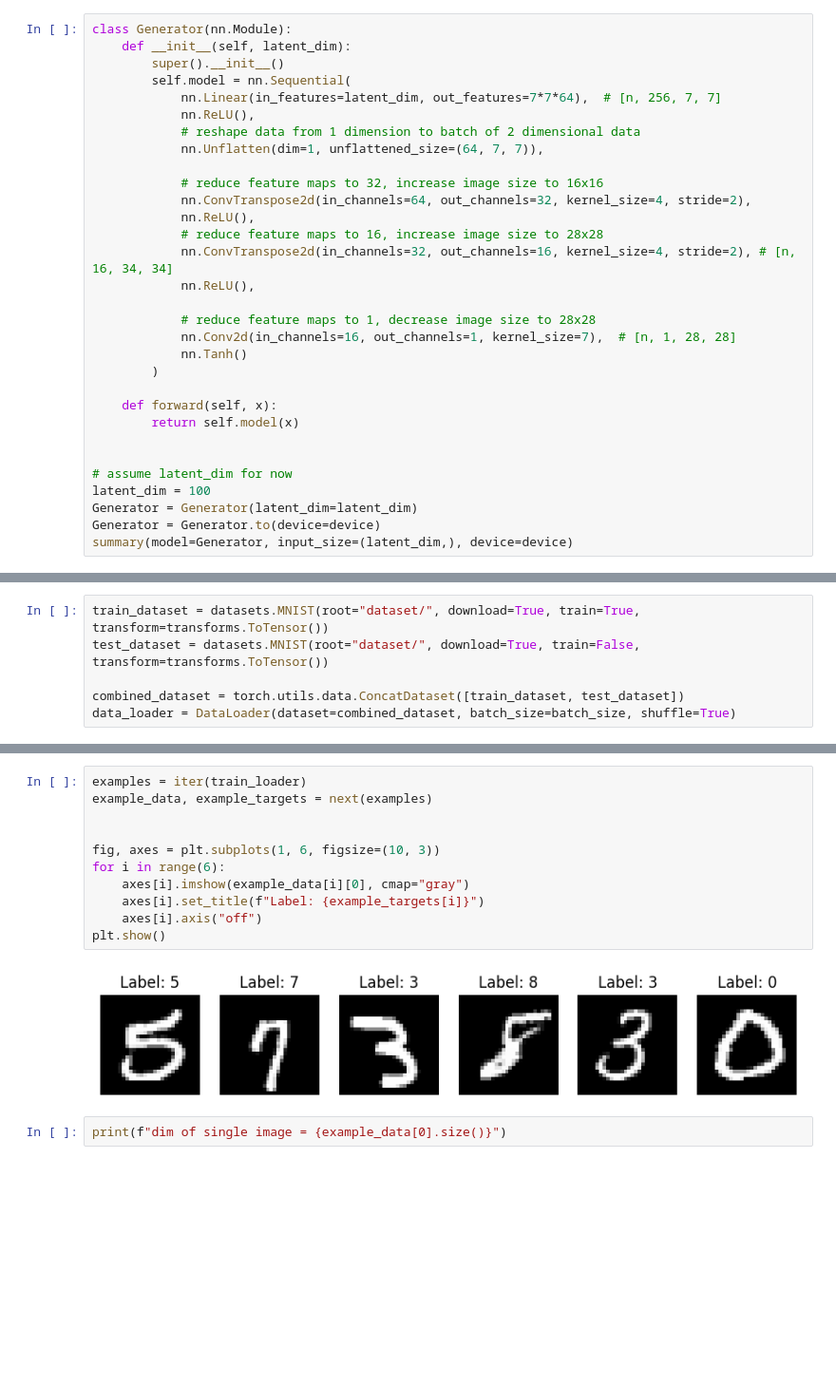
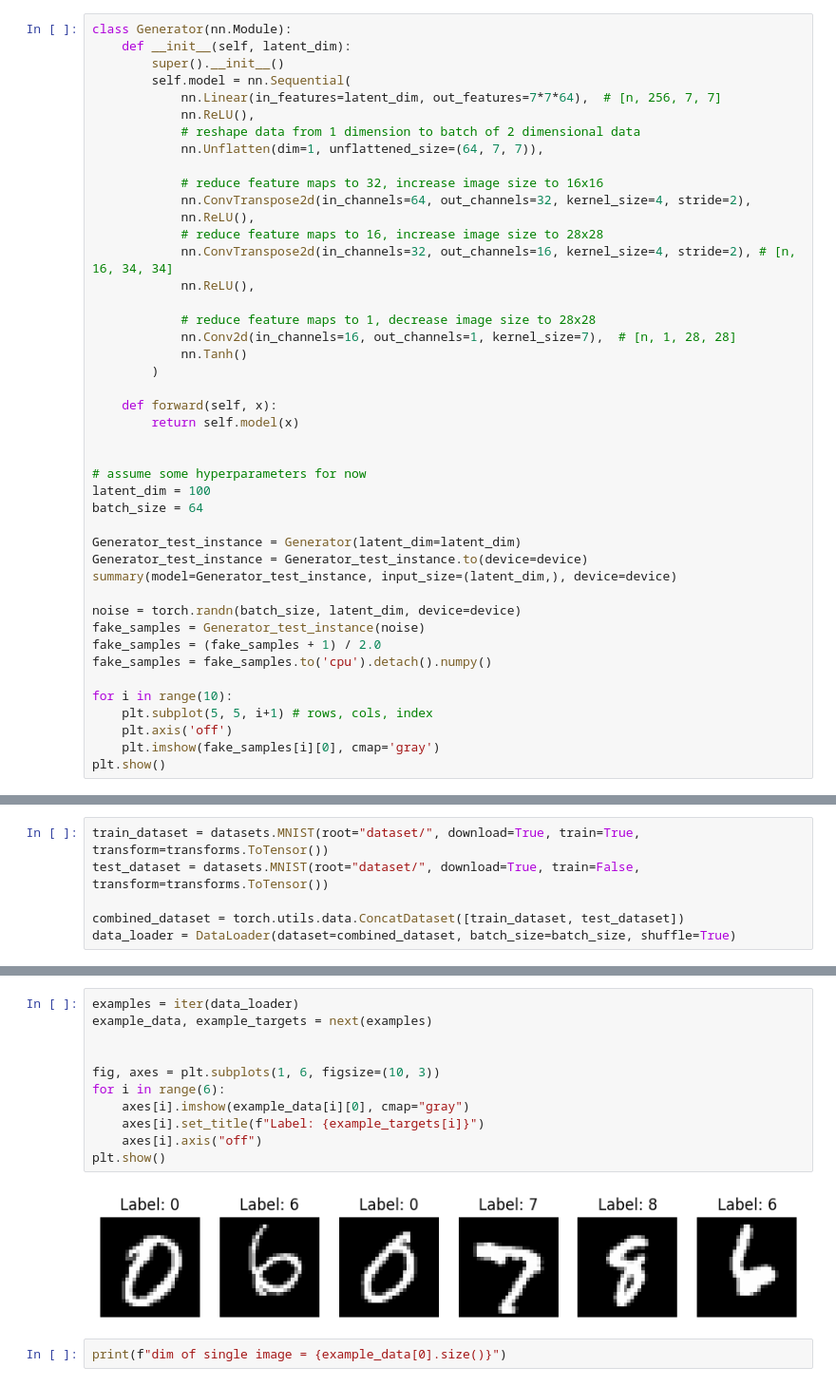
Before and after one commit to 1MR-Joe/vanilla-GAN, a Jupyter notebook: vanilla-gan.ipynb, the cells around one changed output, grey strips where cells are left out. Shown at 95% size. Saved outputs shown, nothing was run; the diff lists cells and outputs as text; blank space fills up the shorter version.

```diff
--- a/vanilla-gan.ipynb
+++ b/vanilla-gan.ipynb
@@ -103,11 +104,24 @@ class Generator(nn.Module):
         return self.model(x)
 
 
-# assume latent_dim for now
+# assume some hyperparameters for now
 latent_dim = 100
-Generator = Generator(latent_dim=latent_dim)
-Generator = Generator.to(device=device)
-summary(model=Generator, input_size=(latent_dim,), device=device)
+batch_size = 64
+
+Generator_test_instance = Generator(latent_dim=latent_dim)
+Generator_test_instance = Generator_test_instance.to(device=device)
+summary(model=Generator_test_instance, input_size=(latent_dim,), device=device)
+
+noise = torch.randn(batch_size, latent_dim, device=device)
+fake_samples = Generator_test_instance(noise)
+fake_samples = (fake_samples + 1) / 2.0
+fake_samples = fake_samples.to('cpu').detach().numpy()
+
+for i in range(10):
+    plt.subplot(5, 5, i+1) # rows, cols, index
+    plt.axis('off')
+    plt.imshow(fake_samples[i][0], cmap='gray')
+plt.show()
 # %% [output]
 ----------------------------------------------------------------
         Layer (type)               Output Shape         Param #
@@ -183,16 +160,16 @@ X_real: torch.Size([64, 1, 28, 28])
 # %%
-examples = iter(train_loader)
+examples = iter(data_loader)
 example_data, example_targets = next(examples)
 
 
 fig, axes = plt.subplots(1, 6, figsize=(10, 3))
 for i in range(6):
     axes[i].imshow(example_data[i][0], cmap="gray")
     axes[i].set_title(f"Label: {example_targets[i]}")
     axes[i].axis("off")
 plt.show()
 # %% [output]
-[figure, old version]
+[figure, new version]
 # %%
 print(f"dim of single image = {example_data[0].size()}")
 # %% [output]
```
Also changed, not shown: parts of 7 cells of this notebook.
